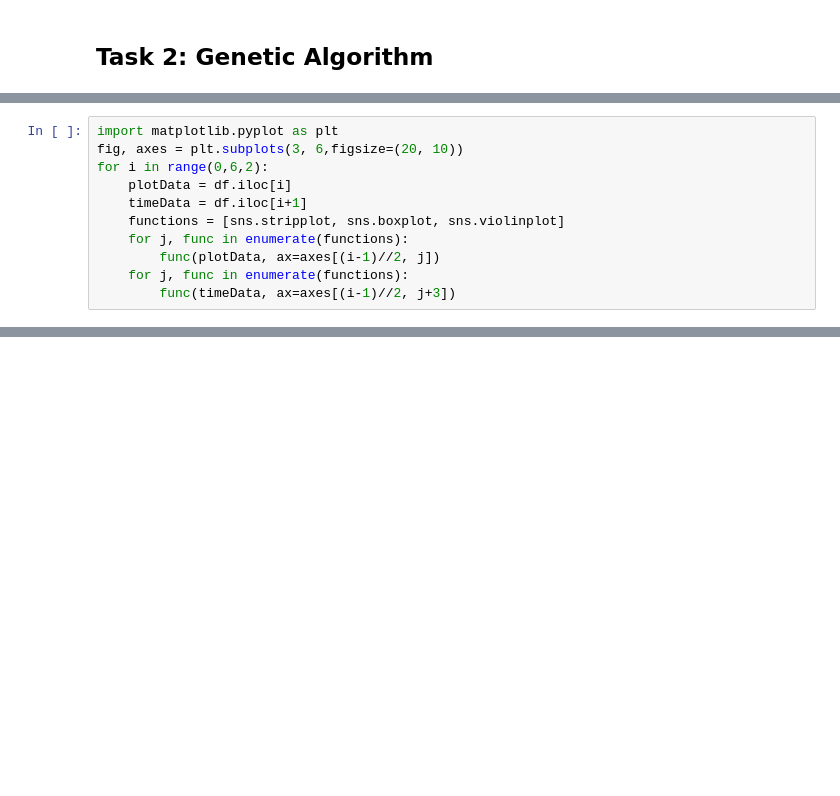
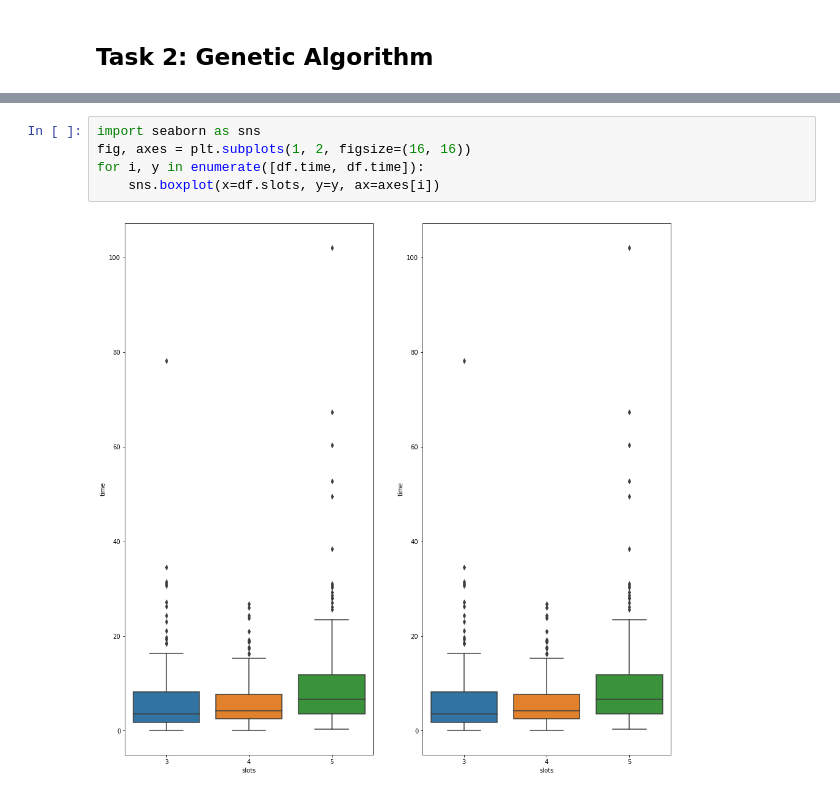
Before and after one commit to ThePyProgrammer/masterMind, a Jupyter notebook: Mastermind.ipynb, the cells around one changed output, grey strips where cells are left out. Saved outputs shown, nothing was run; the diff lists cells and outputs as text; blank space fills up the shorter version.

```diff
--- a/Mastermind.ipynb
+++ b/Mastermind.ipynb
@@ -771,11 +554,0 @@ df.T.describe()
-# %%
-import matplotlib.pyplot as plt
-fig, axes = plt.subplots(3, 6,figsize=(20, 10))
-for i in range(0,6,2):
-    plotData = df.iloc[i]
-    timeData = df.iloc[i+1]
-    functions = [sns.stripplot, sns.boxplot, sns.violinplot]
-    for j, func in enumerate(functions):
-        func(plotData, ax=axes[(i-1)//2, j])
-    for j, func in enumerate(functions):
-        func(timeData, ax=axes[(i-1)//2, j+3])
@@ -1115,0 +592,7 @@ YOU WIN!
+# %%
+import seaborn as sns
+fig, axes = plt.subplots(1, 2, figsize=(16, 16))
+for i, y in enumerate([df.time, df.time]):
+    sns.boxplot(x=df.slots, y=y, ax=axes[i])
+# %% [output]
+[figure, added]
```
Also changed, not shown: parts of 29 cells of this notebook, 6 other files.
